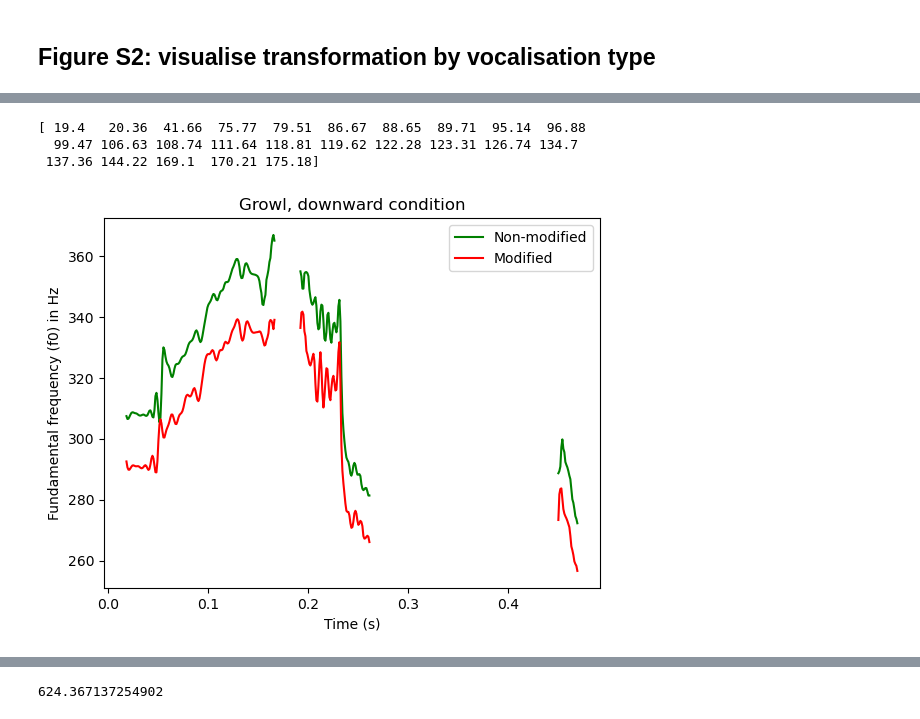
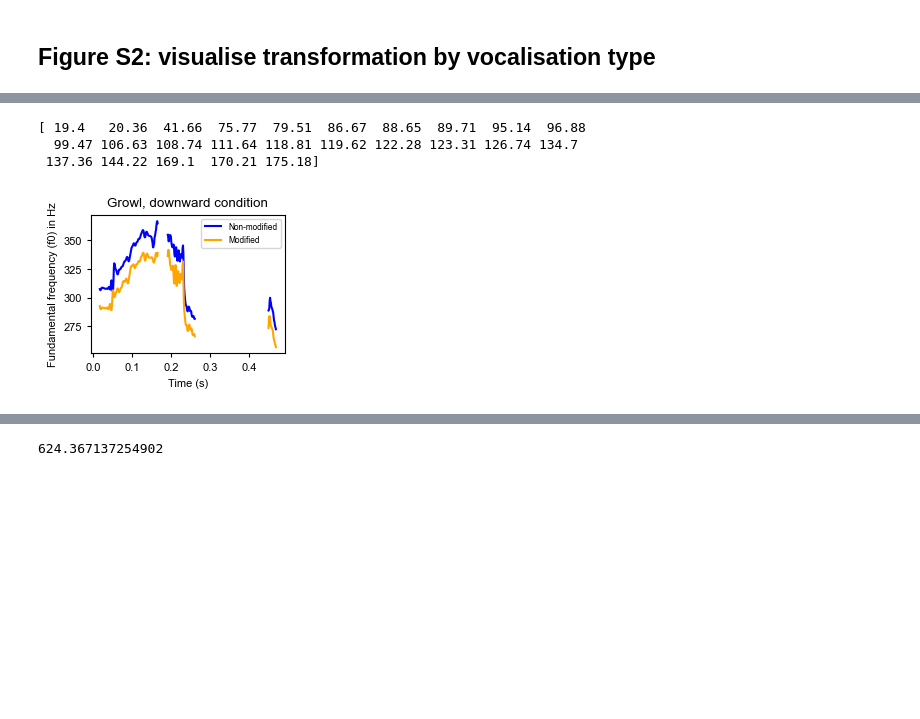
Before and after one commit to marghebelia/vocal_self_recognition, a Jupyter notebook: Scripts/Script4_f0overtime.ipynb, the cells around one changed output, grey strips where cells are left out. Drawn from its saved outputs; the diff is of its cells as text; code cells hidden in the pictures; blank space fills up the shorter version.

```diff
--- a/Scripts/Script4_f0overtime.ipynb
+++ b/Scripts/Script4_f0overtime.ipynb
@@ -252,30 +460,50 @@ plt.savefig(output_dir + "SQ_UP.png", dpi=300, format=None, metadata=None,
 # %%
 #### voc: GROWL, cond: DOWNWARD ####
+mpl.rcParams.update({
+    "font.family": "Arial",
+    "font.size": 8,
+    "axes.labelsize": 8,
+    "xtick.labelsize": 8,
+    "ytick.labelsize": 8,
+    "axes.linewidth": 0.8,
+    "xtick.major.width": 0.8,
+    "ytick.major.width": 0.8,
+    "xtick.major.size": 3,
+    "ytick.major.size": 3,
+    "pdf.fonttype": 42,
+    "ps.fonttype": 42,
+})
+
 X = 100
 
 ## finds start_times
 print(np.unique(df_bb.loc[((df_bb["BB"] == X)), "start_times"])) #  & (df_bb["who"] == "B")
 
 # which timing?
 tt = 118.81
 
 #### PLOTS DIRECTLY FROM THE FILE
 #BBX = df_bb.loc[((df_bb["BB"] == X) & (df_bb["start_times"] == tt) & (df_bb["who"] == "B"))]
 BBX = df_bb.loc[((df_bb["BB"] == X) & (df_bb["start_times"] == tt))]
-plt.plot(BBX['timepoint'], BBX["f0_BBvoc_NM"], label="Non-modified", color='green')
-plt.plot(BBX['timepoint'], BBX["f0_BBvoc_M"], label="Modified", color='red')
+plt.figure(figsize=(2.5, 1.8))
+plt.plot(BBX['timepoint'], BBX["f0_BBvoc_NM"], label="Non-modified", color='blue')
+plt.plot(BBX['timepoint'], BBX["f0_BBvoc_M"], label="Modified", color='orange')
 plt.title("Growl, downward condition")
 plt.xlabel("Time (s)")
 plt.ylabel("Fundamental frequency (f0) in Hz")
 plt.legend(loc="best")
-plt.savefig(output_dir + "GR_DOWN.png", dpi=300, format=None, metadata=None,
+plt.savefig(output_dir + "GR_DOWN.pdf", dpi=1000, format=None, metadata=None,
            bbox_inches = "tight", pad_inches=0.1,
            facecolor='auto', edgecolor='auto',
            backend=None)
+plt.savefig(output_dir + "GR_DOWN.jpg", dpi=1000, format=None, metadata=None,
+           bbox_inches = "tight", pad_inches=0.1,
+           facecolor='auto', edgecolor='auto',
+           backend=None)
 # %% [output]
 [ 19.4   20.36  41.66  75.77  79.51  86.67  88.65  89.71  95.14  96.88
   99.47 106.63 108.74 111.64 118.81 119.62 122.28 123.31 126.74 134.7
  137.36 144.22 169.1  170.21 175.18]
-[figure, old version]
+[figure, new version]
 # %%
 #### voc: LAUGHTER, cond: UPWARD ####
```
Also changed, not shown: parts of 10 cells of this notebook.
